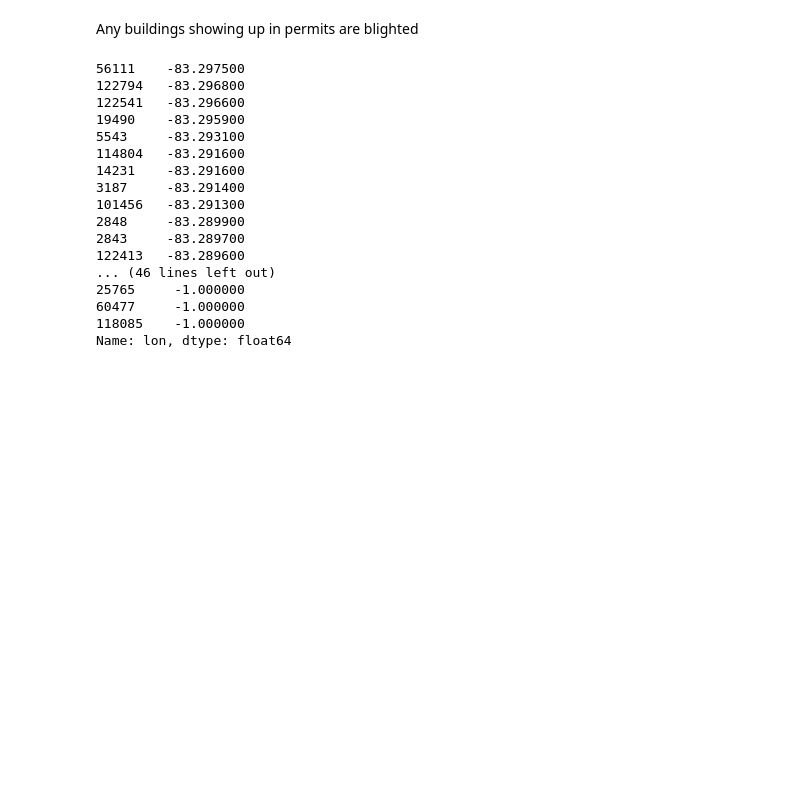
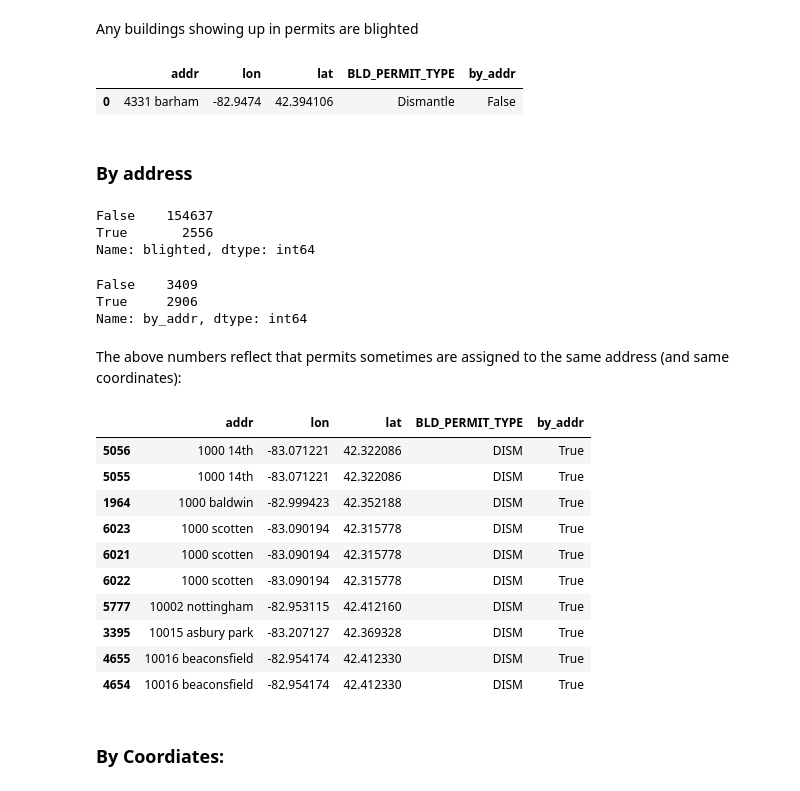
Before and after one commit to cyang019/blight_fight, a Jupyter notebook: src/Building_Labels.ipynb, the cells around one changed output. Saved outputs shown, nothing was run; the diff lists cells and outputs as text; code cells hidden in the pictures; blank space fills up the shorter version.

```diff
--- a/src/Building_Labels.ipynb
+++ b/src/Building_Labels.ipynb
@@ -54,20 +33,18 @@ bylons = buildings.sort_values(by='lon',axis=0)
-# %%
-for permit in permits:
-# %% [output]
-56111    -83.297500
-122794   -83.296800
-122541   -83.296600
-19490    -83.295900
-5543     -83.293100
-114804   -83.291600
-14231    -83.291600
-3187     -83.291400
-101456   -83.291300
-2848     -83.289900
-2843     -83.289700
-122413   -83.289600
-... (46 lines left out)
-25765     -1.000000
-60477     -1.000000
-118085    -1.000000
-Name: lon, dtype: float64
+# %%
+buildings['blighted'] = False
+permits['by_addr'] = False
+# %%
+permits.head(1)
+# %% [output]
+|  | addr | lon | lat | BLD_PERMIT_TYPE | by_addr |
+| 0 | 4331 barham | -82.9474 | 42.394106 | Dismantle | False |
+# %% [markdown]
+### By address
+# %%
+buildings['blighted'] = buildings['addr'].apply(lambda x: x in permits['addr'].values.tolist())
+# %%
+buildings['blighted'].value_counts()
+# %% [output]
+False    154637
+True       2556
+Name: blighted, dtype: int64
@@ -73,0 +54,24 @@ Name: lon, dtype: float64
+# %%
+permits['by_addr'].value_counts()
+# %% [output]
+False    3409
+True     2906
+Name: by_addr, dtype: int64
+# %% [markdown]
+The above numbers reflect that permits sometimes are assigned to the same address (and same coordinates):
+# %%
+permits[permits['by_addr']==True].sort_values(by='addr').head(10)
+# %% [output]
+|  | addr | lon | lat | BLD_PERMIT_TYPE | by_addr |
+| 5056 | 1000 14th | -83.071221 | 42.322086 | DISM | True |
+| 5055 | 1000 14th | -83.071221 | 42.322086 | DISM | True |
+| 1964 | 1000 baldwin | -82.999423 | 42.352188 | DISM | True |
+| 6023 | 1000 scotten | -83.090194 | 42.315778 | DISM | True |
+| 6021 | 1000 scotten | -83.090194 | 42.315778 | DISM | True |
+| 6022 | 1000 scotten | -83.090194 | 42.315778 | DISM | True |
+| 5777 | 10002 nottingham | -82.953115 | 42.412160 | DISM | True |
+| 3395 | 10015 asbury park | -83.207127 | 42.369328 | DISM | True |
+| 4655 | 10016 beaconsfield | -82.954174 | 42.412330 | DISM | True |
+| 4654 | 10016 beaconsfield | -82.954174 | 42.412330 | DISM | True |
+# %% [markdown]
+### By Coordiates:
```
Also changed, not shown: parts of 11 cells of this notebook, 1 other file.
